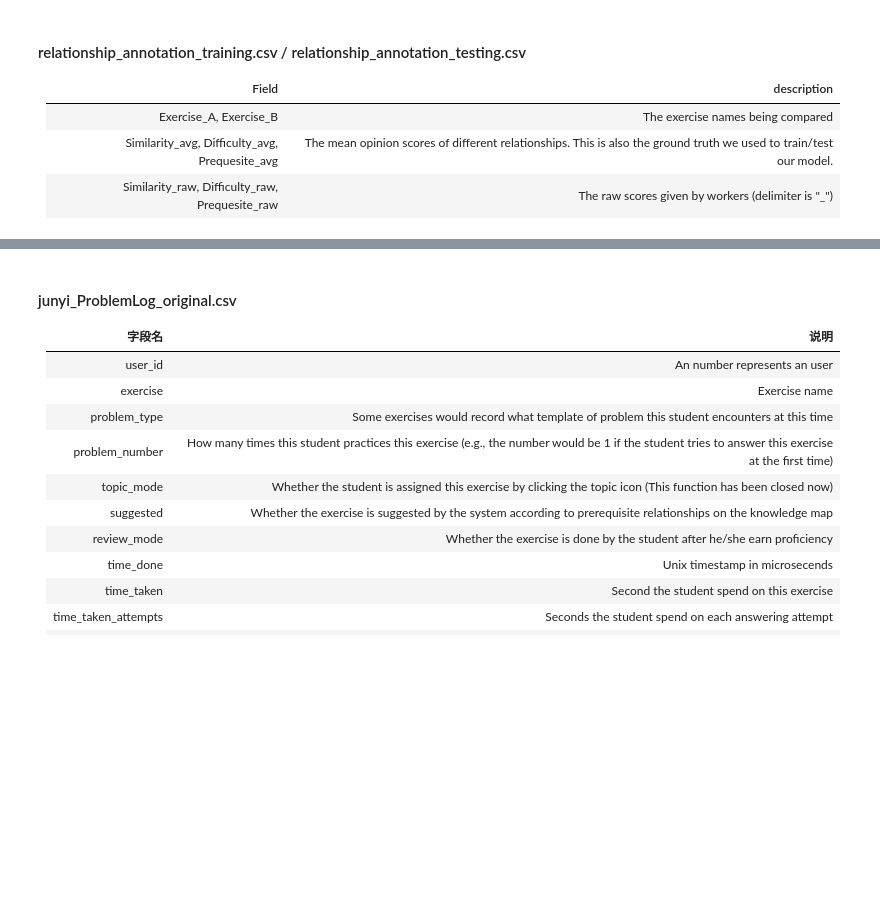
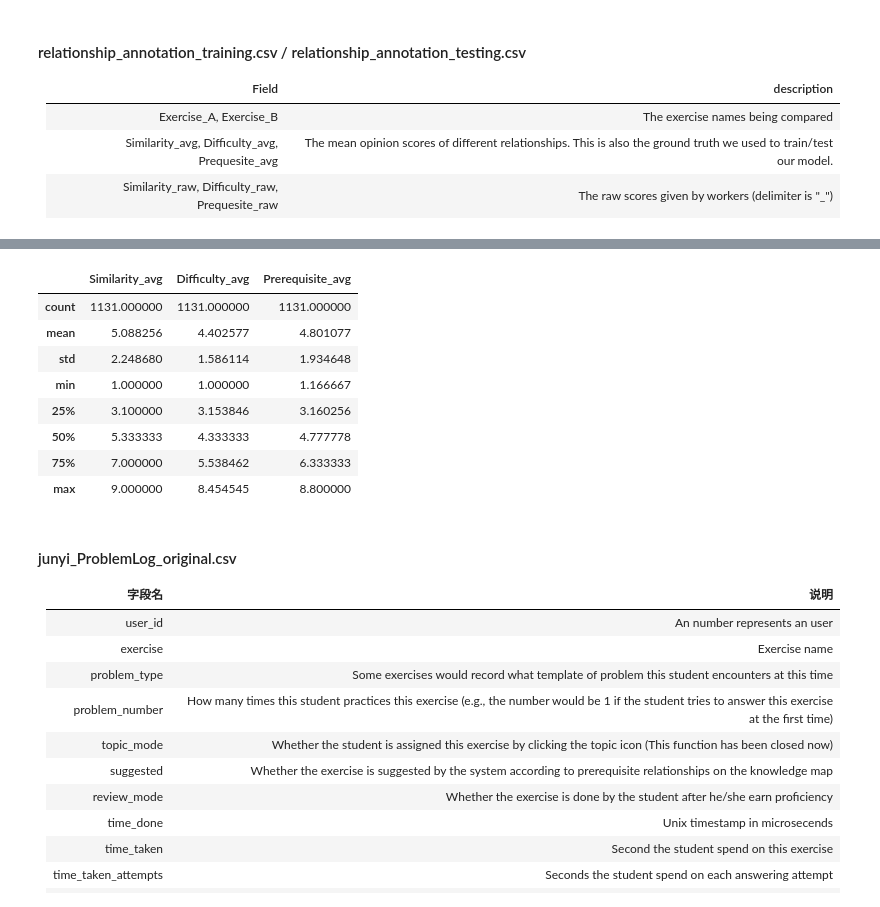
Before and after one commit to ViviHong200709/EduData, a Jupyter notebook: docs/junyi/junyi.ipynb, the cells around one changed output, grey strips where cells are left out. Saved outputs shown, nothing was run; the diff lists cells and outputs as text; code cells hidden in the pictures; blank space fills up the shorter version.

```diff
--- a/docs/junyi/junyi.ipynb
+++ b/docs/junyi/junyi.ipynb
@@ -70,6 +137,18 @@ data.head()
 | 2 | radius_diameter_and_circumference | perimeter_of_squares_and_rectangles | 3.571429 | 2_6_4_1_1_2_4_4_7_2_3_4_4_6 | 2.285714 | 2_5_1_1_1_1_3_2_1_1_5_2_3_4 | ... |
 | 3 | vertex_of_a_parabola | solving_quadratics_by_taking_the_... | 5.923077 | 6_7_6_7_8_4_5_4_3_6_6_8_7 | 3.307692 | 3_3_3_1_2_2_4_4_4_3_5_5_4 | ... |
 | 4 | vertex_of_a_parabola | completing_the_square_1 | 5.692308 | 7_5_7_8_3_4_5_5_3_6_7_7_7 | 3.307692 | 2_3_3_4_2_2_4_4_5_3_4_4_3 | ... |
+# %%
+data.describe().compute()
+# %% [output]
+|  | Similarity_avg | Difficulty_avg | Prerequisite_avg |
+| count | 1131.000000 | 1131.000000 | 1131.000000 |
+| mean | 5.088256 | 4.402577 | 4.801077 |
+| std | 2.248680 | 1.586114 | 1.934648 |
+| min | 1.000000 | 1.000000 | 1.166667 |
+| 25% | 3.100000 | 3.153846 | 3.160256 |
+| 50% | 5.333333 | 4.333333 | 4.777778 |
+| 75% | 7.000000 | 5.538462 | 6.333333 |
+| max | 9.000000 | 8.454545 | 8.800000 |
 # %% [markdown]
 #### junyi_ProblemLog_original.csv
 字段名 | 说明
```
Also changed, not shown: parts of 23 cells of this notebook.
